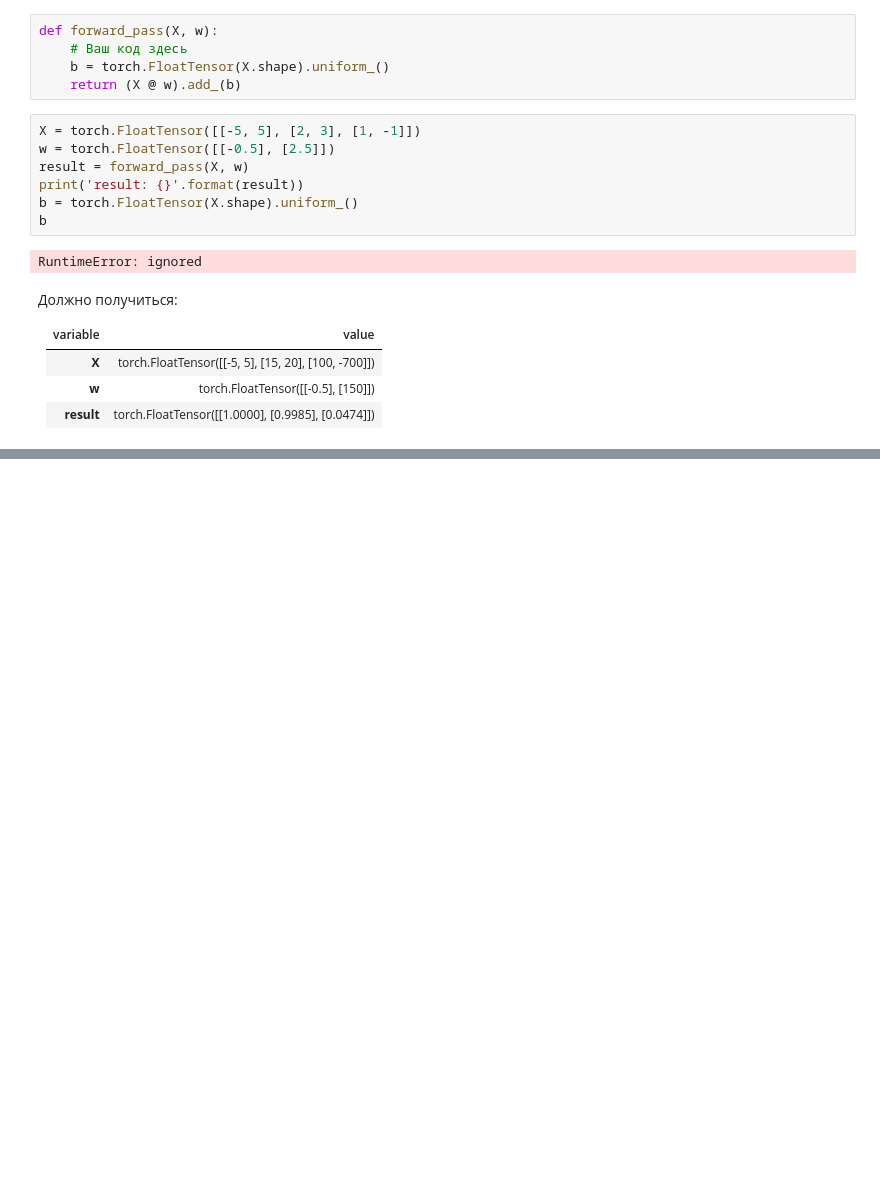
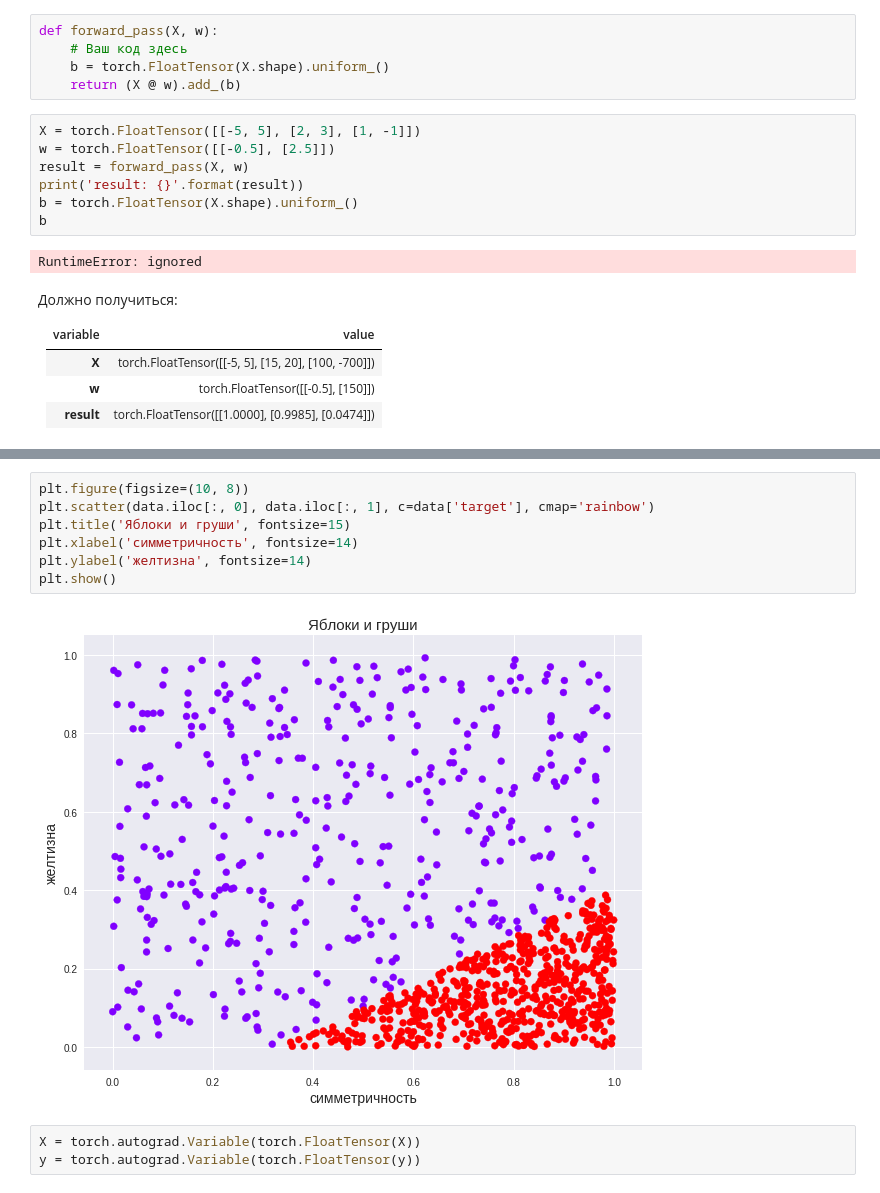
Before and after one commit to zqiaohe/trash, a Jupyter notebook: День1.ipynb, the cells around one changed output, grey strips where cells are left out. Cells and saved outputs as stored; diff of their text form; blank space fills up the shorter version.

```diff
--- a/День1.ipynb
+++ b/День1.ipynb
@@ -366,0 +508,12 @@ RuntimeError: ignored
+# %%
+plt.figure(figsize=(10, 8))
+plt.scatter(data.iloc[:, 0], data.iloc[:, 1], c=data['target'], cmap='rainbow')
+plt.title('Яблоки и груши', fontsize=15)
+plt.xlabel('симметричность', fontsize=14)
+plt.ylabel('желтизна', fontsize=14)
+plt.show()
+# %% [output]
+[figure, added]
+# %%
+X = torch.autograd.Variable(torch.FloatTensor(X))
+y = torch.autograd.Variable(torch.FloatTensor(y))
```
Also changed, not shown: parts of 37 cells of this notebook.
